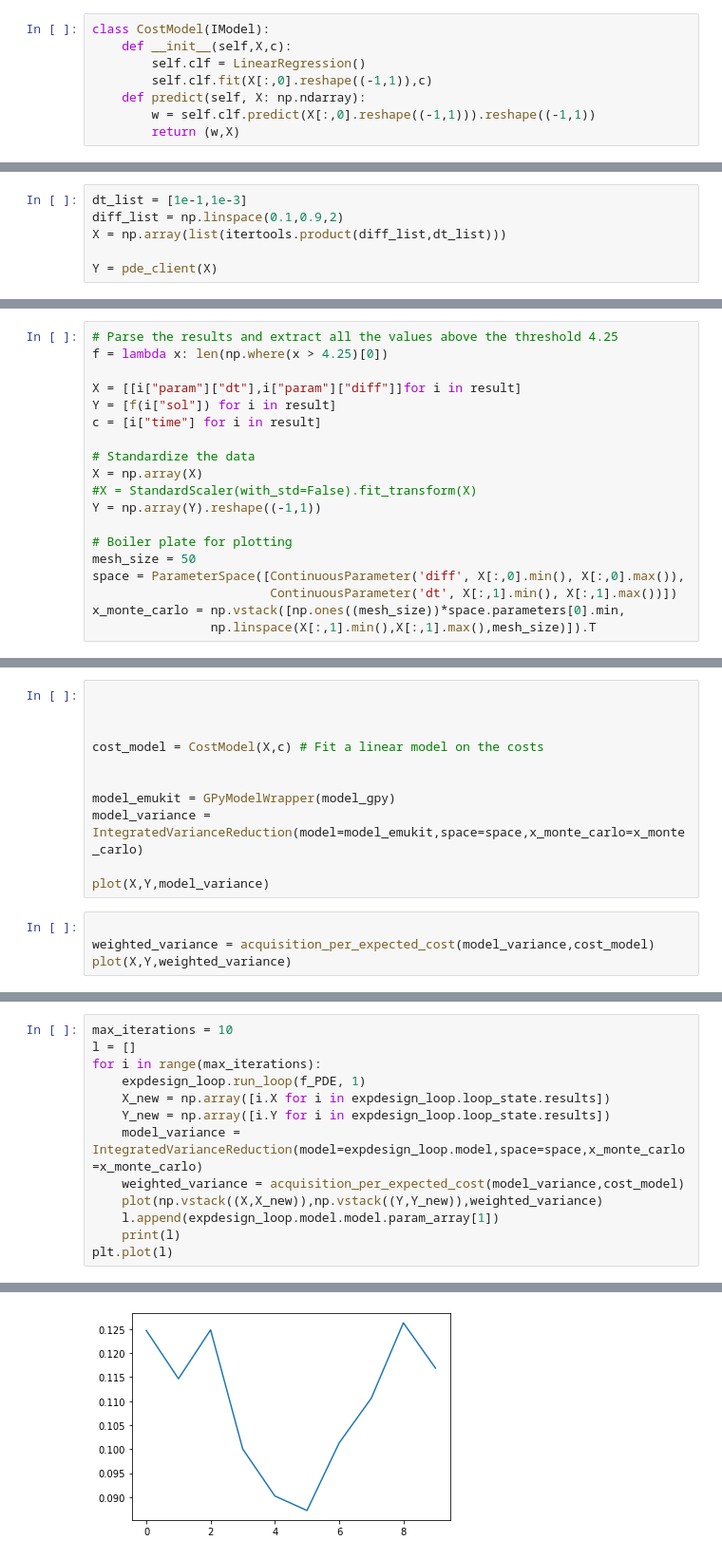
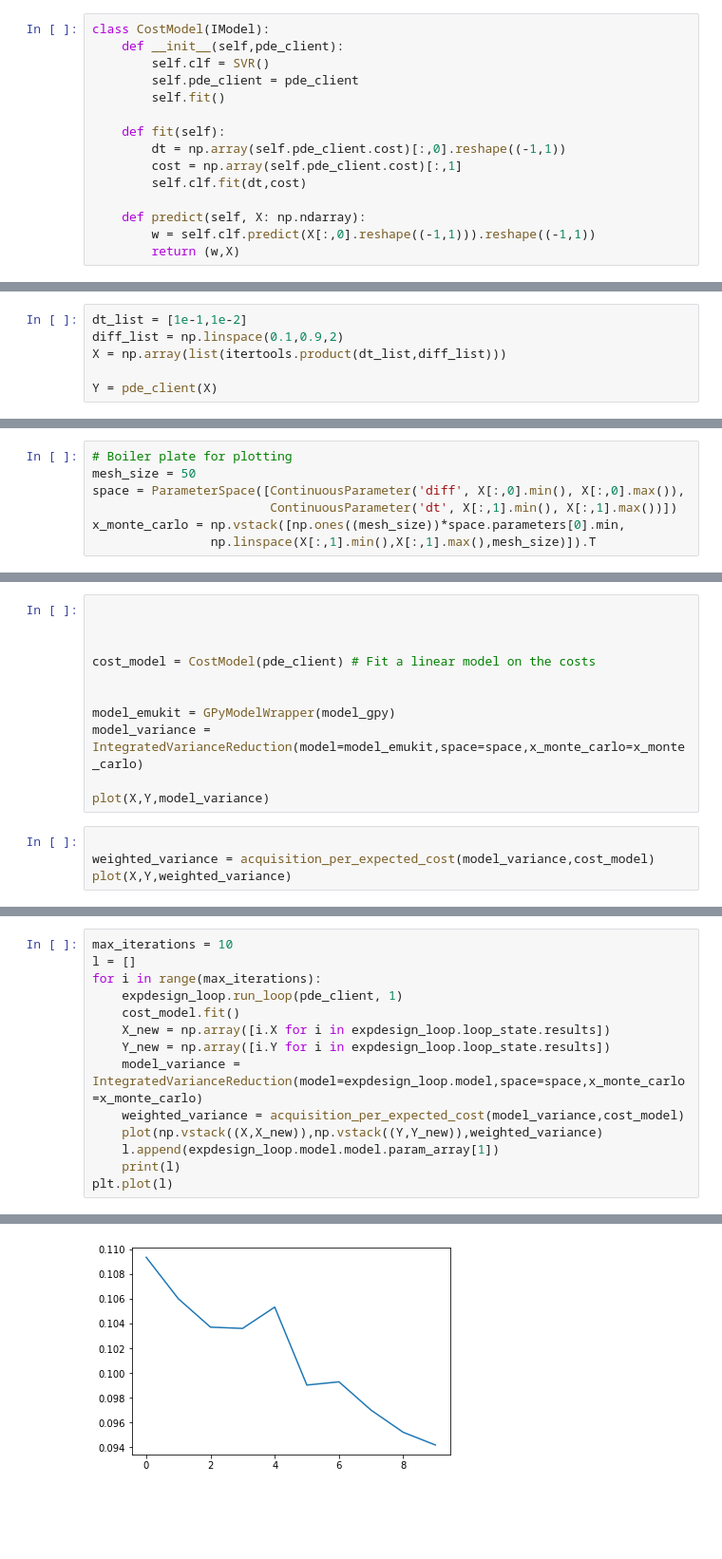
Before and after one commit to pierthodo/multi_fidelity_experimental_design, a Jupyter notebook: notebook/PDE_explore.ipynb, the cells around one changed output, grey strips where cells are left out. Shown at 95% size. Drawn from its saved outputs; the diff is of its cells as text; blank space fills up the shorter version.

```diff
--- a/notebook/PDE_explore.ipynb
+++ b/notebook/PDE_explore.ipynb
@@ -26,9 +27,16 @@ from mfed.pde import pde_runner
 from mfed.plot import plot
 # %%
 class CostModel(IModel):
-    def __init__(self,X,c):
-        self.clf = LinearRegression()
-        self.clf.fit(X[:,0].reshape((-1,1)),c)
+    def __init__(self,pde_client):
+        self.clf = SVR()
+        self.pde_client = pde_client
+        self.fit()
+
+    def fit(self):
+        dt = np.array(self.pde_client.cost)[:,0].reshape((-1,1))
+        cost = np.array(self.pde_client.cost)[:,1]
+        self.clf.fit(dt,cost)
+
     def predict(self, X: np.ndarray):
         w = self.clf.predict(X[:,0].reshape((-1,1))).reshape((-1,1))
         return (w,X)
@@ -37,8 +45,8 @@ f_y = lambda x: len(np.where(x > 4.25)[0])
 param = {"pde_name":"brusselator","t_range":10,"diff":1,"dt":1e-03,"seed":100,"dim_data":1,"f_y":f_y}
 pde_client = pde_runner(param,f_y)
 # %%
-dt_list = [1e-1,1e-3]
+dt_list = [1e-1,1e-2]
 diff_list = np.linspace(0.1,0.9,2)
-X = np.array(list(itertools.product(diff_list,dt_list)))
+X = np.array(list(itertools.product(dt_list,diff_list)))
 
 Y = pde_client(X)
@@ -133,16 +53,4 @@ result = list(map(run_PDE,param_list))
 # %%
-# Parse the results and extract all the values above the threshold 4.25
-f = lambda x: len(np.where(x > 4.25)[0])
-
-X = [[i["param"]["dt"],i["param"]["diff"]]for i in result]
-Y = [f(i["sol"]) for i in result]
-c = [i["time"] for i in result]
-
-# Standardize the data
-X = np.array(X)
-#X = StandardScaler(with_std=False).fit_transform(X)
-Y = np.array(Y).reshape((-1,1))
-
 # Boiler plate for plotting
 mesh_size = 50
 space = ParameterSpace([ContinuousParameter('diff', X[:,0].min(), X[:,0].max()),
@@ -170,7 +76,7 @@ Param:  [1.         0.12864017 0.1        0.05      ]
 
 
 
-cost_model = CostModel(X,c) # Fit a linear model on the costs
+cost_model = CostModel(pde_client) # Fit a linear model on the costs
 
 
 model_emukit = GPyModelWrapper(model_gpy)
@@ -204,7 +137,8 @@ expdesign_loop = ExperimentalDesignLoop(model = model_emukit,
 max_iterations = 10
 l = []
 for i in range(max_iterations):
-    expdesign_loop.run_loop(f_PDE, 1)
+    expdesign_loop.run_loop(pde_client, 1)
+    cost_model.fit()
     X_new = np.array([i.X for i in expdesign_loop.loop_state.results])
     Y_new = np.array([i.Y for i in expdesign_loop.loop_state.results])
     model_variance = IntegratedVarianceReduction(model=expdesign_loop.model,space=space,x_monte_carlo=x_monte_carlo)
@@ -238 +162 @@ plt.plot(l)
-[figure, old version]
+[figure, new version]
```
Also changed, not shown: parts of 15 cells of this notebook, 3 other files.
